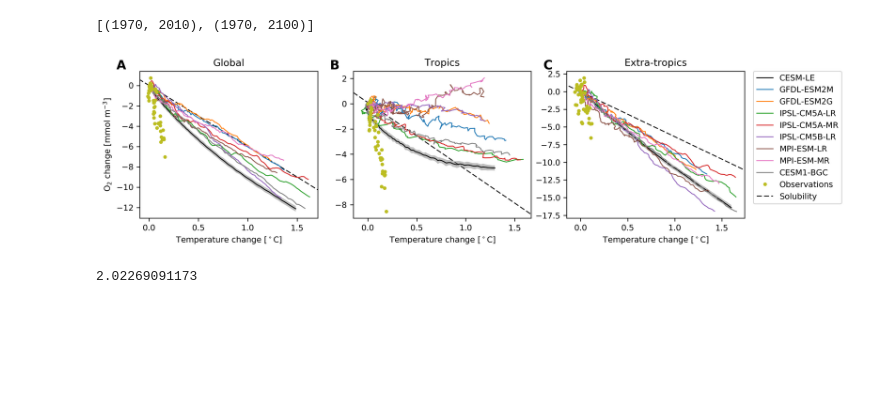
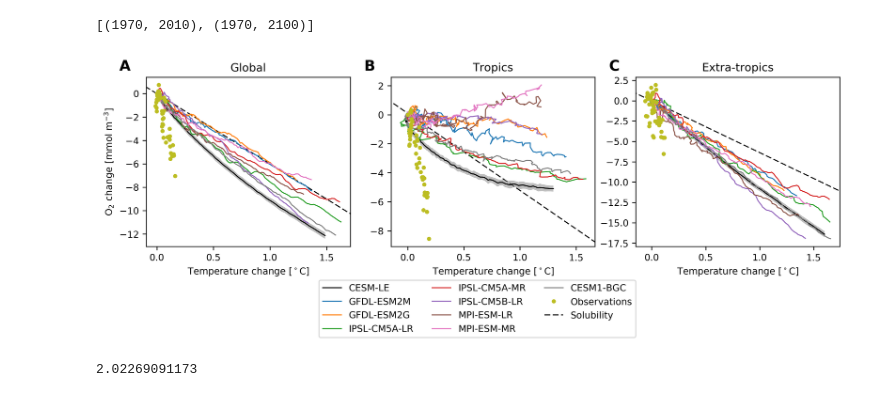
Before and after one commit to matt-long/iucn-deoxygenation-report, a Jupyter notebook: plot_tropical_hilat_phase.ipynb, the cells around one changed output. Saved outputs shown, nothing was run; the diff lists cells and outputs as text; code cells hidden in the pictures; blank space fills up the shorter version.

Commit message:
phase diag plots done

```diff
--- a/plot_tropical_hilat_phase.ipynb
+++ b/plot_tropical_hilat_phase.ipynb
@@ -231,39 +231,40 @@ for ir,region in enumerate(['Global','Tropics','Extra-tropics']):
     for im,m in enumerate(cmip.model.values):
         ax.plot(dcmip[1].TEMP[im,:,i],dcmip[1].O2[im,:,i],'-',linewidth=1,label=m)
 
     ax.plot(dobs[1].TEMP[:,i],dobs[1].O2[:,i],'.',label='Observations')
 
     xlm = ax.get_xlim()
     ylm = ax.get_ylim()
     ax.plot(O2sat_x[1][:,i],O2sat_y[1][:,i],'--',linewidth=1,color='k',label='Solubility',zorder=-10)
     ax.set_xlim(xlm)
     ax.set_ylim(ylm)
     ax.set_title(region)
 
+axs = fig.get_axes()
 handles, labels = ax.get_legend_handles_labels()
-plt.legend(handles, labels,loc=2,
-           bbox_to_anchor=(1.05, 1),
-           ncol=1, borderaxespad=0.)
+axs[-1].legend(handles, labels,loc=0,
+           bbox_to_anchor=(0, -0.2),
+           ncol=3, borderaxespad=0.)#,mode="expand")
 
-axs = fig.get_axes()
+
 for i,ax in enumerate(axs):
     ax.set_xlabel('Temperature change [$^\circ$C]')
     if i == 0:
         ax.set_ylabel('O${_{2}}$ change [mmol m$^{-3}$]')
 
 
 alp = [chr(i).upper() for i in range(97,97+26)]
 for i,ax in enumerate(axs):
     p = ax.get_position()
-    y = p.y1+0.01
+    y = p.y1+0.03
     x = p.x0-0.03
     fig.text(x,y,'%s'%alp[i],
              fontsize=14.,
              fontweight = 'semibold')
 
 plt.savefig(plot_name,bbox_inches='tight')
 # %% [output]
-[figure, old version]
+[figure, new version]
 # %%
 plot_name = os.path.join(diro['fig'],'o2change-temp-phase-diag-1970-2010.pdf')
 fig = plt.figure(figsize=(3,3),dpi=300)
```
Also changed, not shown: parts of 1 cell of this notebook, 2 other files.
